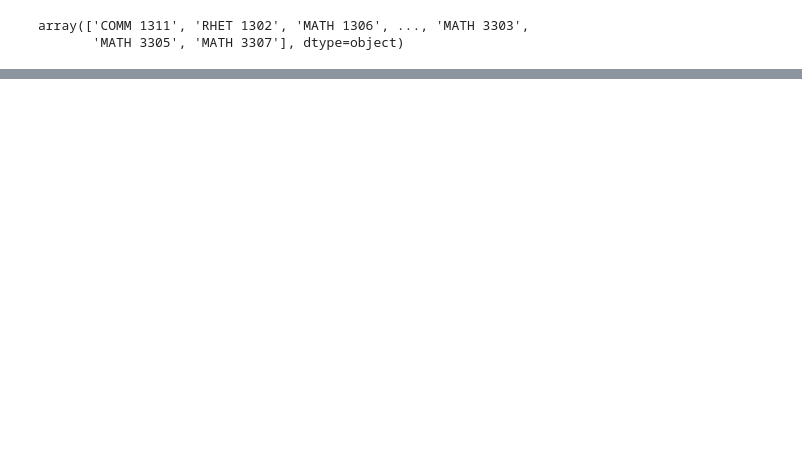
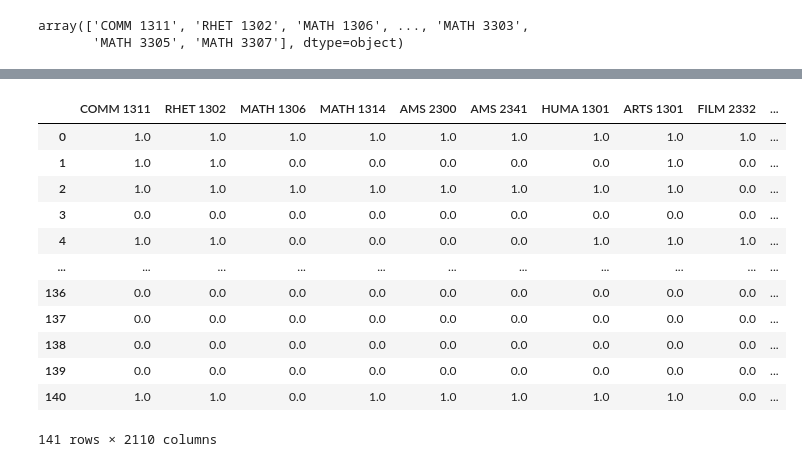
Before and after one commit to kneevin/UTD-degree-webscraper, a Jupyter notebook: degree plan course table creation.ipynb, the cells around one changed output, grey strips where cells are left out. Cells and saved outputs as stored; diff of their text form; code cells hidden in the pictures; blank space fills up the shorter version.

```diff
--- a/degree plan course table creation.ipynb
+++ b/degree plan course table creation.ipynb
@@ -37,0 +79,18 @@ main_table
+# %%
+# excluding first two columns
+course_values_only = main_table.loc[:, ~main_table.columns.isin(['Title', 'Updated File Name', 'Count'])]
+course_values_only
+# %% [output]
+|  | COMM 1311 | RHET 1302 | MATH 1306 | MATH 1314 | AMS 2300 | AMS 2341 | HUMA 1301 | ARTS 1301 | FILM 2332 | ... |
+| 0 | 1.0 | 1.0 | 1.0 | 1.0 | 1.0 | 1.0 | 1.0 | 1.0 | 1.0 | ... |
+| 1 | 1.0 | 1.0 | 0.0 | 0.0 | 0.0 | 0.0 | 0.0 | 1.0 | 0.0 | ... |
+| 2 | 1.0 | 1.0 | 1.0 | 1.0 | 1.0 | 1.0 | 1.0 | 1.0 | 0.0 | ... |
+| 3 | 0.0 | 0.0 | 0.0 | 0.0 | 0.0 | 0.0 | 0.0 | 0.0 | 0.0 | ... |
+| 4 | 1.0 | 1.0 | 0.0 | 0.0 | 0.0 | 0.0 | 1.0 | 1.0 | 1.0 | ... |
+| ... | ... | ... | ... | ... | ... | ... | ... | ... | ... | ... |
+| 136 | 0.0 | 0.0 | 0.0 | 0.0 | 0.0 | 0.0 | 0.0 | 0.0 | 0.0 | ... |
+| 137 | 0.0 | 0.0 | 0.0 | 0.0 | 0.0 | 0.0 | 0.0 | 0.0 | 0.0 | ... |
+| 138 | 0.0 | 0.0 | 0.0 | 0.0 | 0.0 | 0.0 | 0.0 | 0.0 | 0.0 | ... |
+| 139 | 0.0 | 0.0 | 0.0 | 0.0 | 0.0 | 0.0 | 0.0 | 0.0 | 0.0 | ... |
+| 140 | 1.0 | 1.0 | 0.0 | 1.0 | 1.0 | 1.0 | 1.0 | 1.0 | 0.0 | ... |
+141 rows × 2110 columns
```
Also changed, not shown: parts of 4 cells of this notebook.
